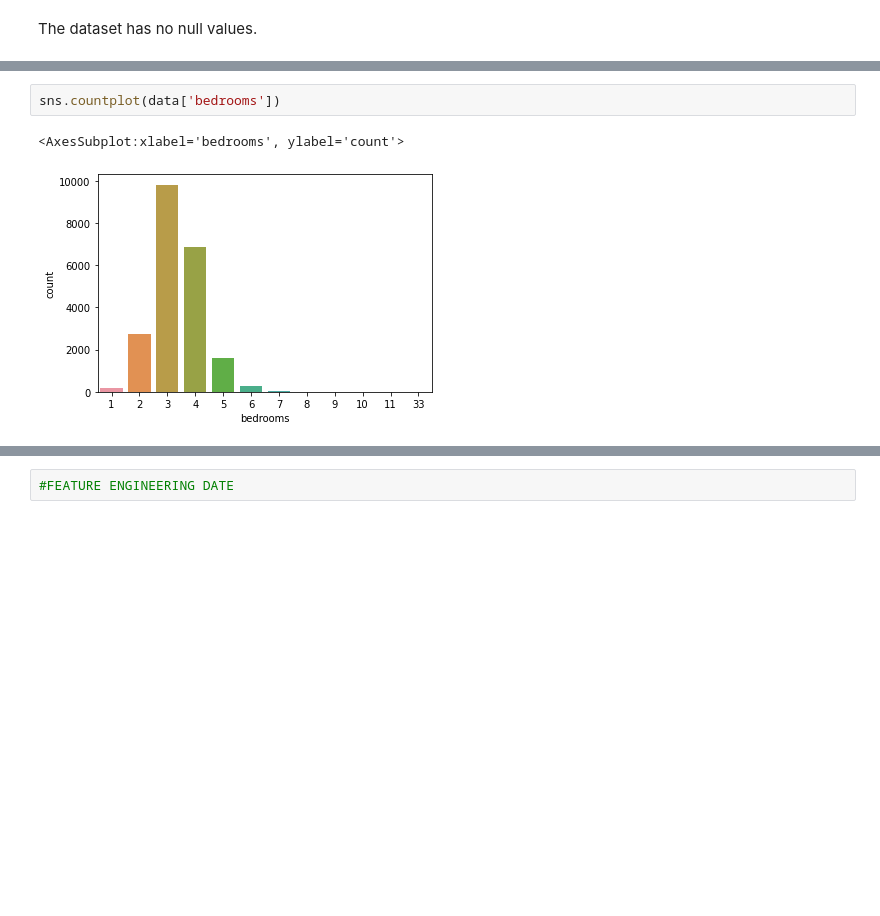
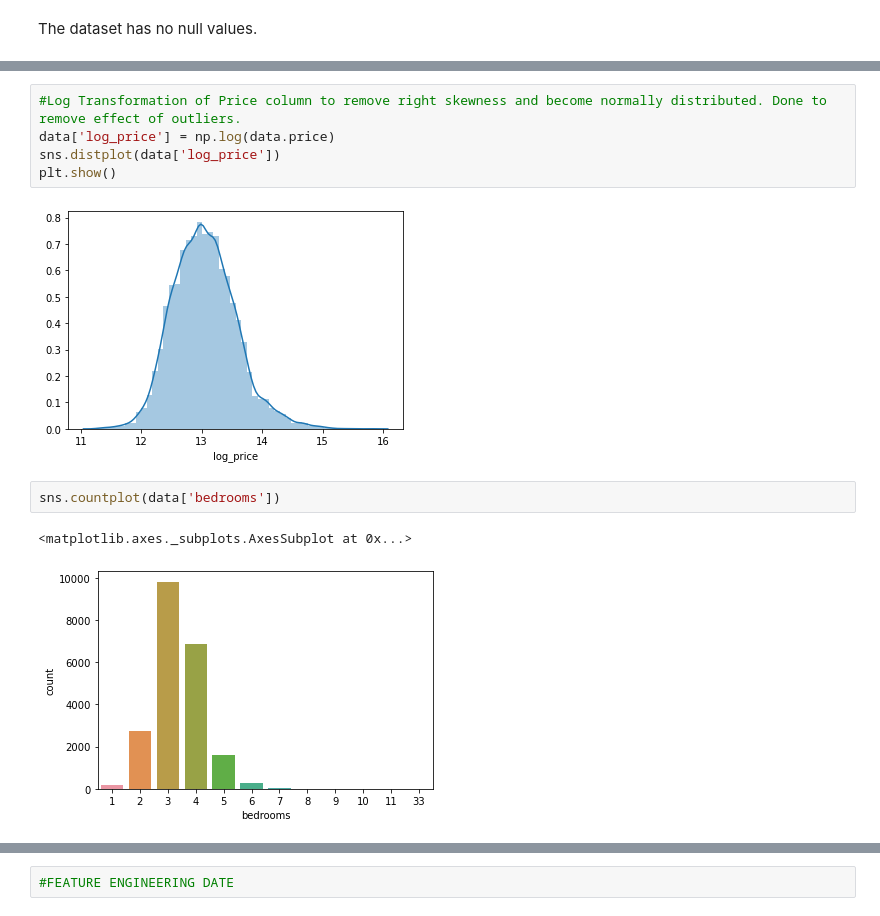
Before and after one commit to SpandanaTammineedi/House-Price-Prediction, a Jupyter notebook: Housing_Price_Prediction.ipynb, the cells around one changed output, grey strips where cells are left out. Saved outputs shown, nothing was run; the diff lists cells and outputs as text; blank space fills up the shorter version.

```diff
--- a/Housing_Price_Prediction.ipynb
+++ b/Housing_Price_Prediction.ipynb
@@ -99,7 +98,14 @@ sns.displot(data['price'])
+# %%
+#Log Transformation of Price column to remove right skewness and become normally distributed. Done to remove effect of outliers.
+data['log_price'] = np.log(data.price)
+sns.distplot(data['log_price'])
+plt.show()
+# %% [output]
+[figure, added]
 # %%
 sns.countplot(data['bedrooms'])
 # %% [output]
-<AxesSubplot:xlabel='bedrooms', ylabel='count'>
+<matplotlib.axes._subplots.AxesSubplot at 0x...>
 [figure]
 # %%
 plt.figure(figsize=(12,8))
```
Also changed, not shown: parts of 51 cells of this notebook.
